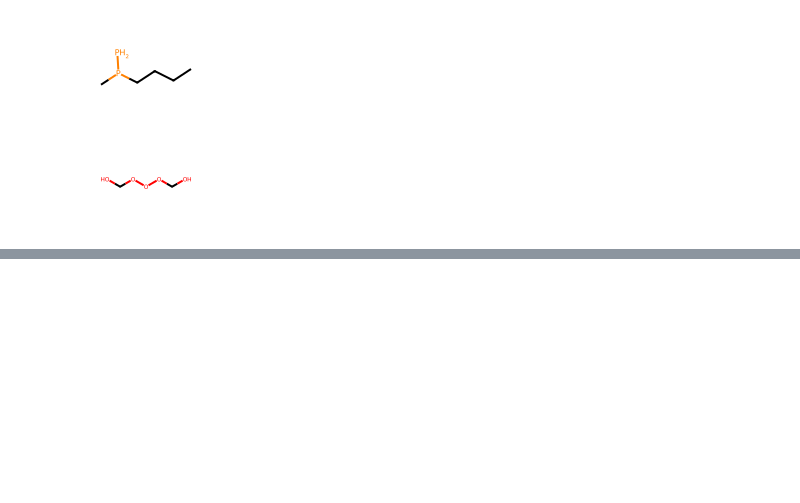
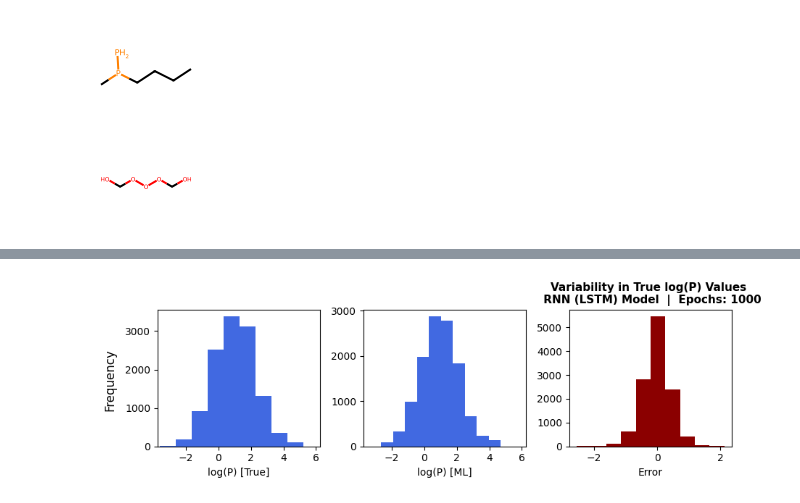
Before and after one commit to djkowalski/portfolio_logP, a Jupyter notebook: logP_CNN.ipynb, the cells around one changed output, grey strips where cells are left out. Drawn from its saved outputs; the diff is of its cells as text; code cells hidden in the pictures; blank space fills up the shorter version.

```diff
--- a/logP_CNN.ipynb
+++ b/logP_CNN.ipynb
@@ -126,0 +413,37 @@ Dataset CIFAR10
+# %%
+# switch to model evaluation mode
+model.eval()
+
+# ???
+trainY_pred, _, _ = model(trainX, h0, c0)
+
+trainY_pred_arr = trainY_pred.detach().numpy()#.reshape(1, 11959)
+train_error = trainY_pred-trainY_true
+train_error = train_error.detach().numpy()
+# %%
+# display histogram of the frequency of true values
+fig, ax = plt.subplots(1, 3, figsize=(9,3))
+
+### data
+ax[0].hist(trainY_true, label='LogP (True)', color='royalblue')
+ax[1].hist(trainY_pred_arr, label='LogP (ML)', color='royalblue')
+ax[2].hist(train_error, label='Error', color='darkred')
+
+### chart size
+ax[0].set_xlim(-3.75, 6.25)
+ax[1].set_xlim(-3.75, 6.25)
+
+### chart labels
+fig.supylabel('Frequency')
+plt.title(
+    f'Variability in True log(P) Values \n RNN (LSTM) Model  |  Epochs: {num_epochs:.0f}',
+    fontweight='bold', fontsize=11
+)
+ax[0].set_xlabel('log(P) [True]')
+ax[1].set_xlabel('log(P) [ML]')
+ax[2].set_xlabel('Error')
+
+fig.tight_layout()
+plt.show()
+# %% [output]
+[figure, added]
```
Also changed, not shown: parts of 37 cells of this notebook, 5 other files.
